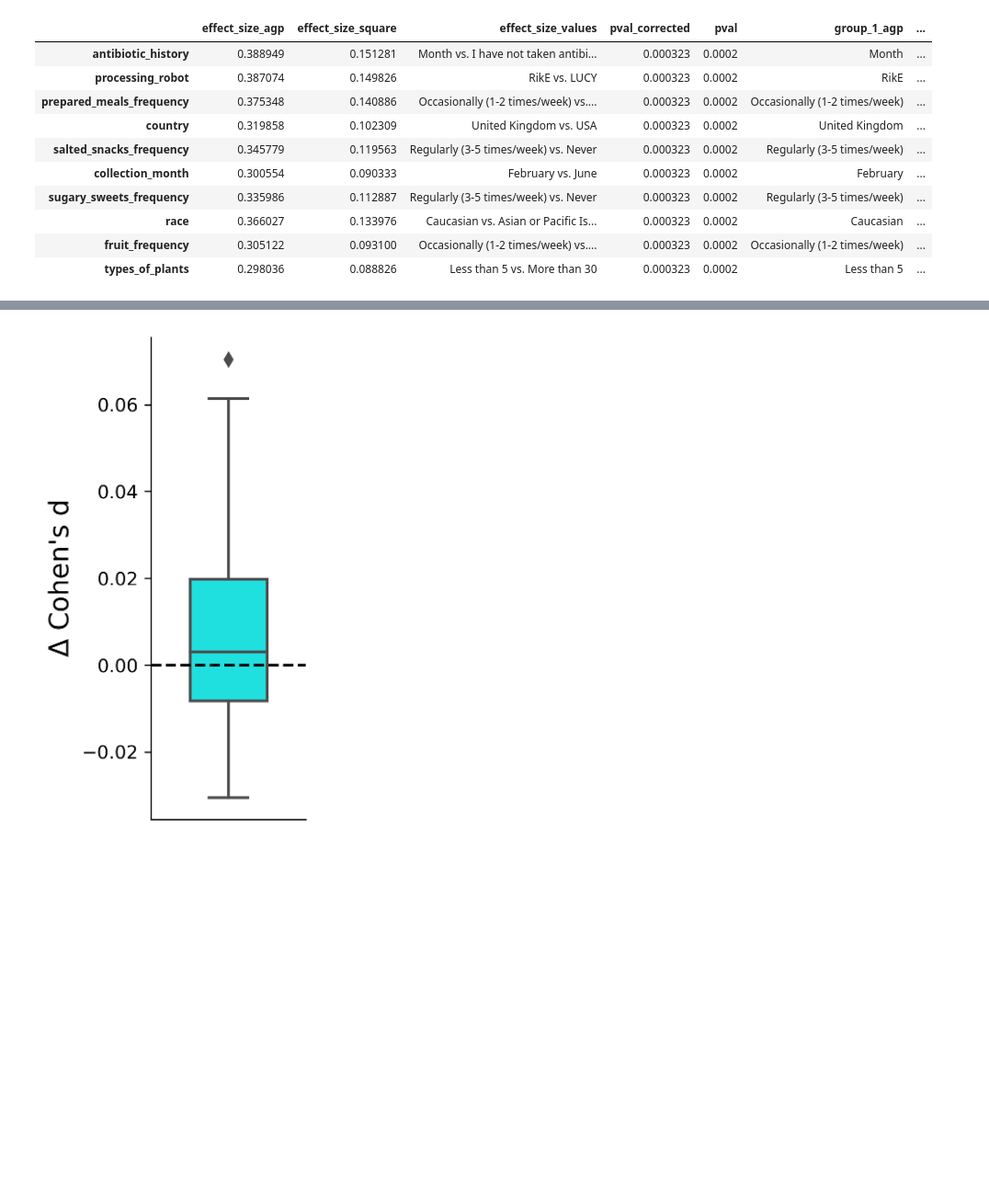
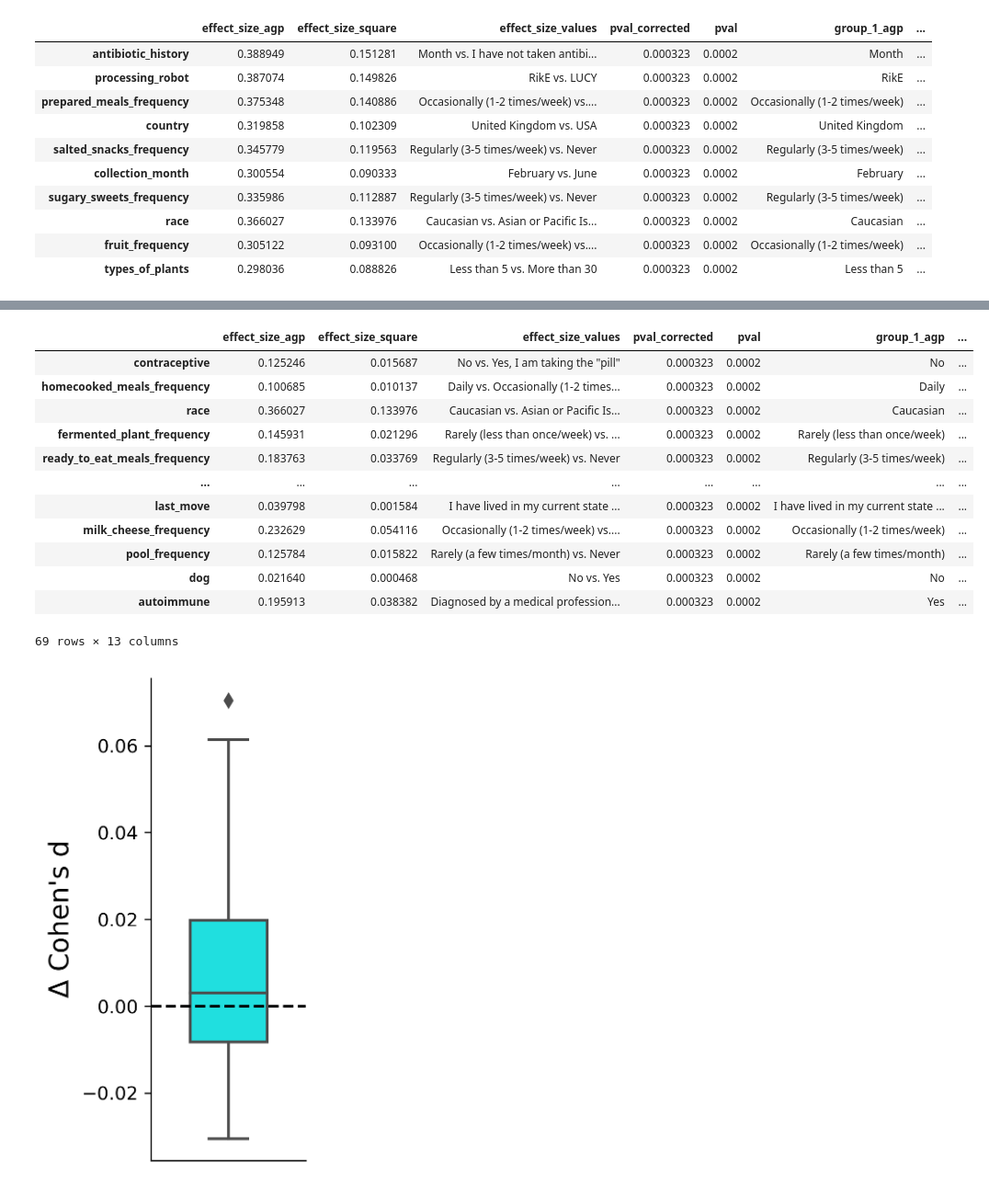
Before and after one commit to knightlab-analyses/evident-analyses, a Jupyter notebook: notebooks/plot.ipynb, the cells around one changed output, grey strips where cells are left out. Shown at 92% size. Drawn from its saved outputs; the diff is of its cells as text; code cells hidden in the pictures; blank space fills up the shorter version.

```diff
--- a/notebooks/plot.ipynb
+++ b/notebooks/plot.ipynb
@@ -264,3 +286,19 @@ plt.show()
+# %%
+comp_df_agp_new.sort_values(by="es_diff_abs", ascending=False)
+# %% [output]
+|  | effect_size_agp | effect_size_square | effect_size_values | pval_corrected | pval | group_1_agp | ... |
+| contraceptive | 0.125246 | 0.015687 | No vs. Yes, I am taking the "pill" | 0.000323 | 0.0002 | No | ... |
+| homecooked_meals_frequency | 0.100685 | 0.010137 | Daily vs. Occasionally (1-2 times... | 0.000323 | 0.0002 | Daily | ... |
+| race | 0.366027 | 0.133976 | Caucasian vs. Asian or Pacific Is... | 0.000323 | 0.0002 | Caucasian | ... |
+| fermented_plant_frequency | 0.145931 | 0.021296 | Rarely (less than once/week) vs. ... | 0.000323 | 0.0002 | Rarely (less than once/week) | ... |
+| ready_to_eat_meals_frequency | 0.183763 | 0.033769 | Regularly (3-5 times/week) vs. Never | 0.000323 | 0.0002 | Regularly (3-5 times/week) | ... |
+| ... | ... | ... | ... | ... | ... | ... | ... |
+| last_move | 0.039798 | 0.001584 | I have lived in my current state ... | 0.000323 | 0.0002 | I have lived in my current state ... | ... |
+| milk_cheese_frequency | 0.232629 | 0.054116 | Occasionally (1-2 times/week) vs.... | 0.000323 | 0.0002 | Occasionally (1-2 times/week) | ... |
+| pool_frequency | 0.125784 | 0.015822 | Rarely (a few times/month) vs. Never | 0.000323 | 0.0002 | Rarely (a few times/month) | ... |
+| dog | 0.021640 | 0.000468 | No vs. Yes | 0.000323 | 0.0002 | No | ... |
+| autoimmune | 0.195913 | 0.038382 | Diagnosed by a medical profession... | 0.000323 | 0.0002 | Yes | ... |
+69 rows × 13 columns
 # %%
 fig, ax = plt.subplots(figsize=(1.5, 4.8))
 
```
Also changed, not shown: parts of 10 cells of this notebook, 4 other files.
